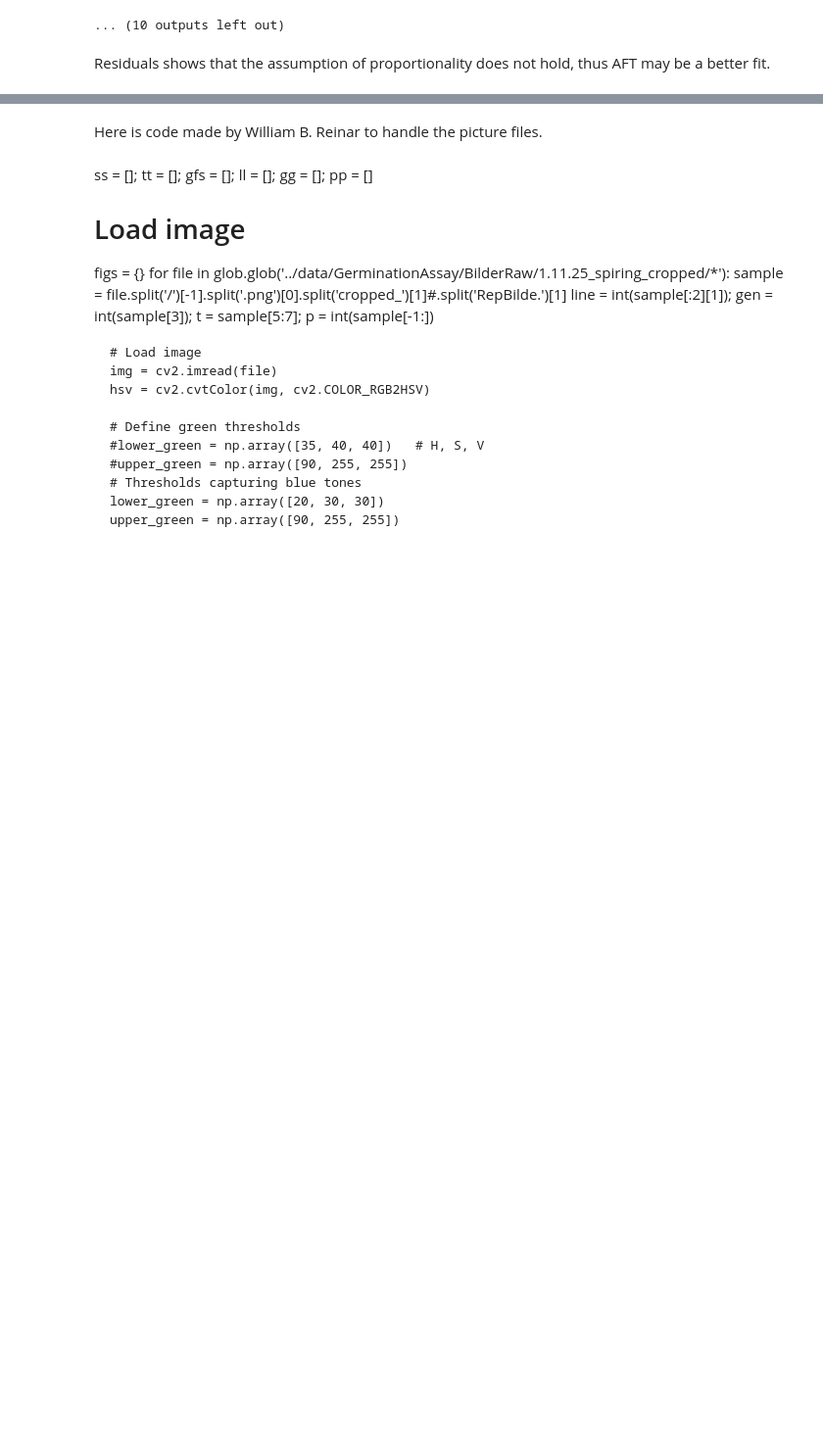
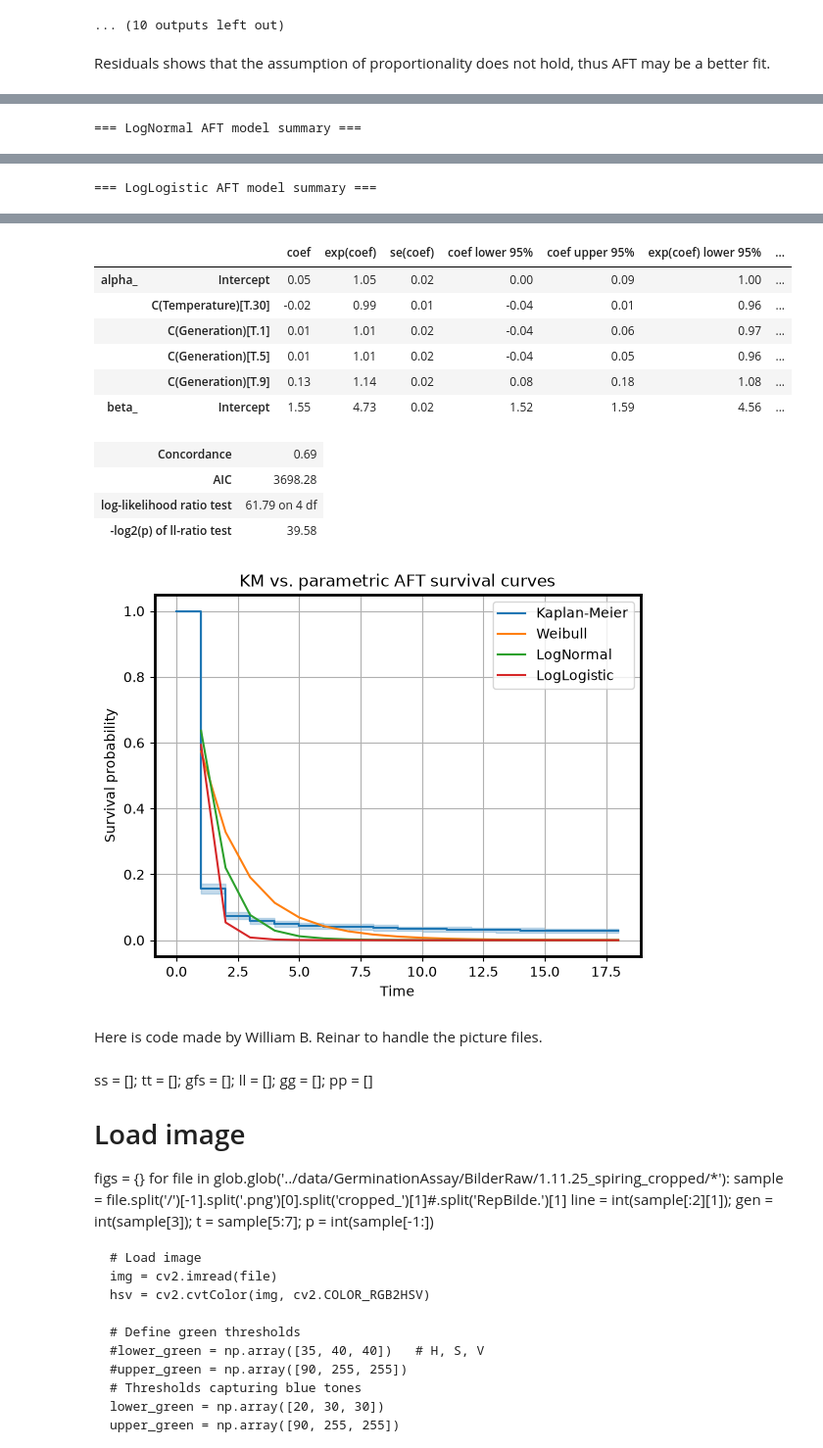
Before and after one commit to JoakimHaraldsvik/Germination, a Jupyter notebook: Germination_2025.ipynb, the cells around one changed output, grey strips where cells are left out. Shown at 98% size. Drawn from its saved outputs; the diff is of its cells as text; code cells hidden in the pictures; blank space fills up the shorter version.

```diff
--- a/Germination_2025.ipynb
+++ b/Germination_2025.ipynb
@@ -615,0 +775,65 @@ plt.show()
+# %%
+#Run tha aft models on the complete data set on Generation
+#Making a list to store the results of the different models
+results_models_L0G0_G = []
+
+#Fitting the models with a for loop.
+for name , model in models.items():
+    model.fit(Germination_whole_data, duration_col="Germinated", event_col="Germination",
+             formula="C(Temperature) + C(Generation)")
+
+    #The params of the models are MultiIndex
+    params = model.params_
+
+    #Choose the right filtering based on the model to get "lambda"
+    if name == "LogNormal":
+        aft_param_name = "mu_"
+    elif name == "LogLogistic":
+        aft_param_name = "alpha_"
+    elif name == "Weibull":
+        aft_param_name = "lambda_"
+
+    #Add coefficients for the log-time scale
+    aft_coefs = params.xs(aft_param_name, level="param")
+    time_ratios = np.exp(aft_coefs)
+
+    #time_ratios = np.exp(lambda_params)
+
+    results_models_L0G0_G.append( {
+        "model": name,
+        "AIC": model.AIC_,
+        "log_likelihood": model.log_likelihood_,
+        "concordance_index": model.concordance_index_,
+        "aft_coefficients": aft_coefs.to_dict(),
+        "aft_time_ratios": time_ratios.to_dict()
+    })
+
+#Comparing the models from the loop
+comparing_models_L0G0_G = pd.DataFrame(results_models_L0G0_G).sort_values("AIC")
+print(comparing_models_L0G0_G)
+
+#Printing the full summary of the AFT models:
+for name, model in models.items():
+    print(f"\n=== {name} AFT model summary ===")
+    model.print_summary()
+
+#Cheking the fit with plots:
+
+
+km = KaplanMeierFitter()
+km.fit(Germination_whole_data["Germinated"], Germination_whole_data["Germination"])
+
+plt.figure()
+km.plot_survival_function(label="Kaplan-Meier")
+
+for name, model in models.items():
+    sf = model.predict_survival_function(Germination_whole_data)
+    # Plot the mean survival curve over all individuals (or pick a representative subset)
+    sf.mean(axis=1).plot(label=name)
+
+plt.legend()
+plt.xlabel("Time")
+plt.ylabel("Survival probability")
+plt.title("KM vs. parametric AFT survival curves")
+plt.show()
+# %% [output]
@@ -615,0 +874 @@ plt.show()
+=== LogNormal AFT model summary ===
@@ -615,0 +893 @@ plt.show()
+=== LogLogistic AFT model summary ===
@@ -615,0 +901,12 @@ plt.show()
+|  |  | coef | exp(coef) | se(coef) | coef lower 95% | coef upper 95% | exp(coef) lower 95% | ... |
+| alpha_ | Intercept | 0.05 | 1.05 | 0.02 | 0.00 | 0.09 | 1.00 | ... |
+|  | C(Temperature)[T.30] | -0.02 | 0.99 | 0.01 | -0.04 | 0.01 | 0.96 | ... |
+|  | C(Generation)[T.1] | 0.01 | 1.01 | 0.02 | -0.04 | 0.06 | 0.97 | ... |
+|  | C(Generation)[T.5] | 0.01 | 1.01 | 0.02 | -0.04 | 0.05 | 0.96 | ... |
+|  | C(Generation)[T.9] | 0.13 | 1.14 | 0.02 | 0.08 | 0.18 | 1.08 | ... |
+| beta_ | Intercept | 1.55 | 4.73 | 0.02 | 1.52 | 1.59 | 4.56 | ... |
+| Concordance | 0.69 |
+| AIC | 3698.28 |
+| log-likelihood ratio test | 61.79 on 4 df |
+| -log2(p) of ll-ratio test | 39.58 |
+[figure, added]
```
Also changed, not shown: parts of 11 cells of this notebook.
